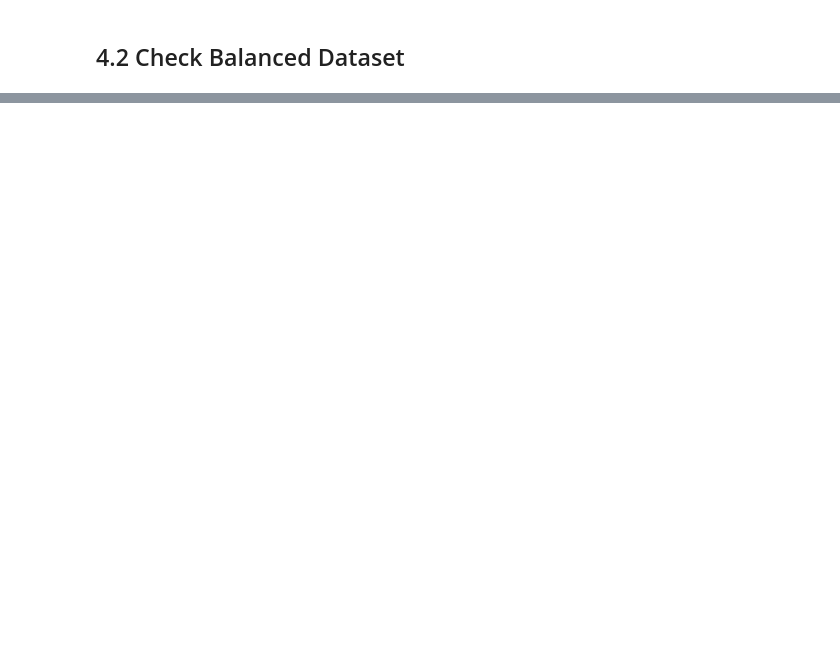
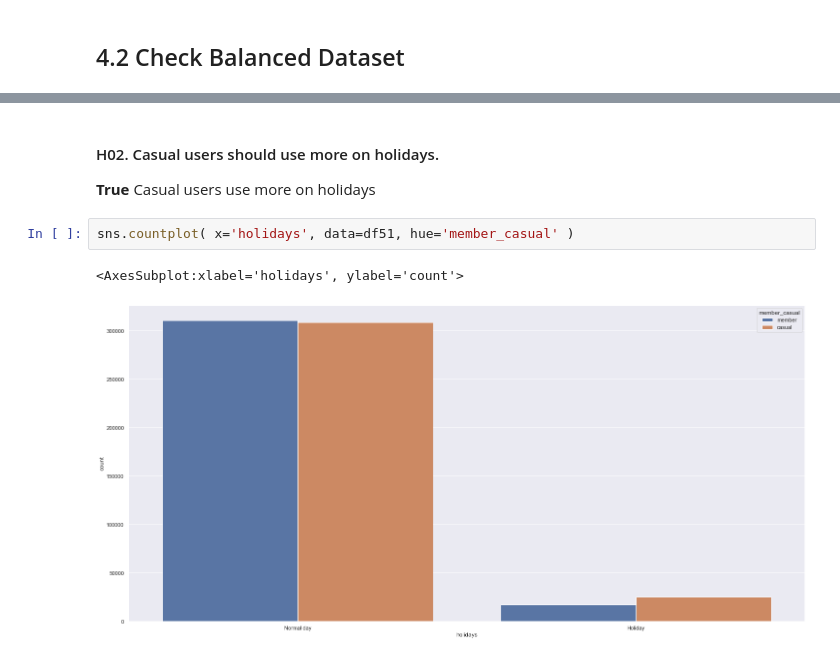
Before and after one commit to panambY/Trip_History, a Jupyter notebook: Trip_History.ipynb, the cells around one changed output, grey strips where cells are left out. Saved outputs shown, nothing was run; the diff lists cells and outputs as text; blank space fills up the shorter version.

```diff
--- a/Trip_History.ipynb
+++ b/Trip_History.ipynb
@@ -583,0 +629,8 @@ df46['member_type'] = y_smt
+# %% [markdown]
+#### H02. Casual users should use more on holidays.
+**True** Casual users use more on holidays
+# %%
+sns.countplot( x='holidays', data=df51, hue='member_casual' )
+# %% [output]
+<AxesSubplot:xlabel='holidays', ylabel='count'>
+[figure, added]
```
Also changed, not shown: parts of 104 cells of this notebook.
